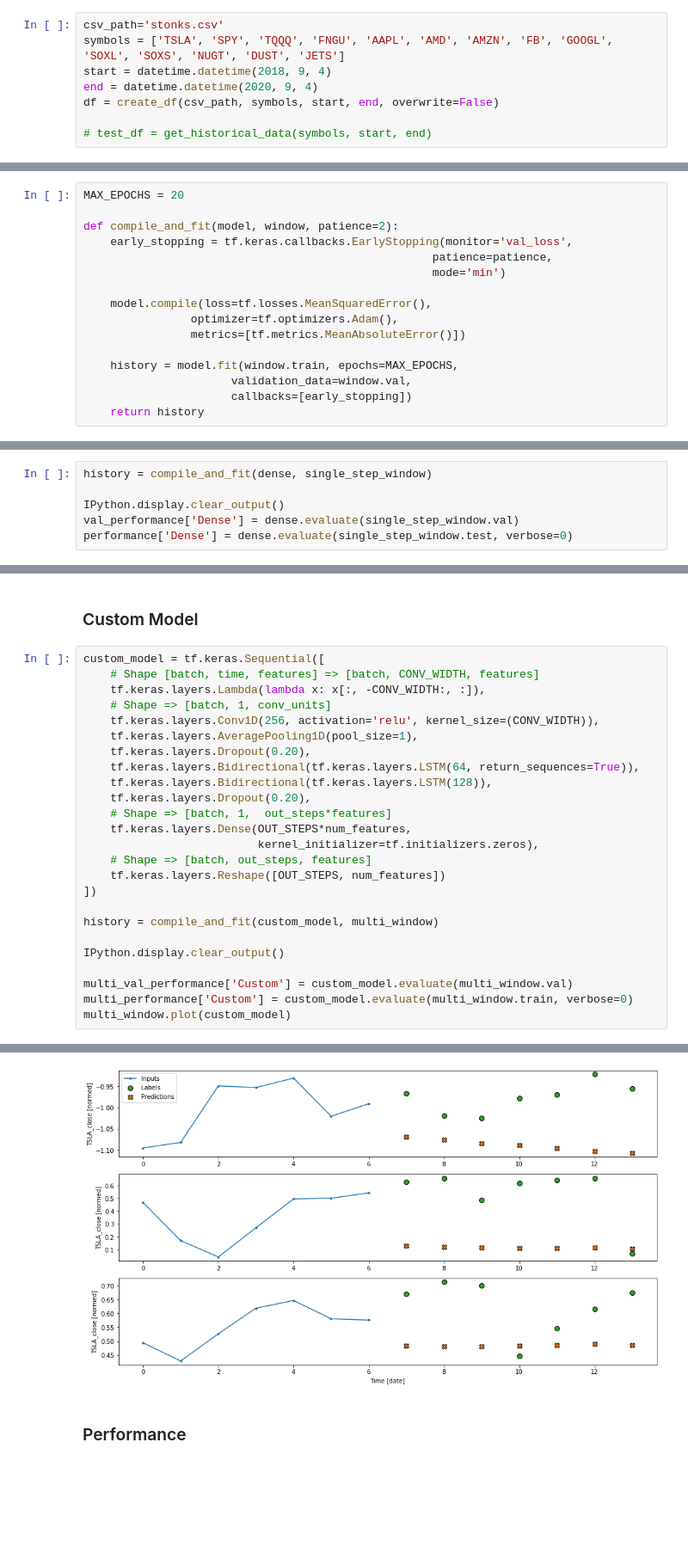
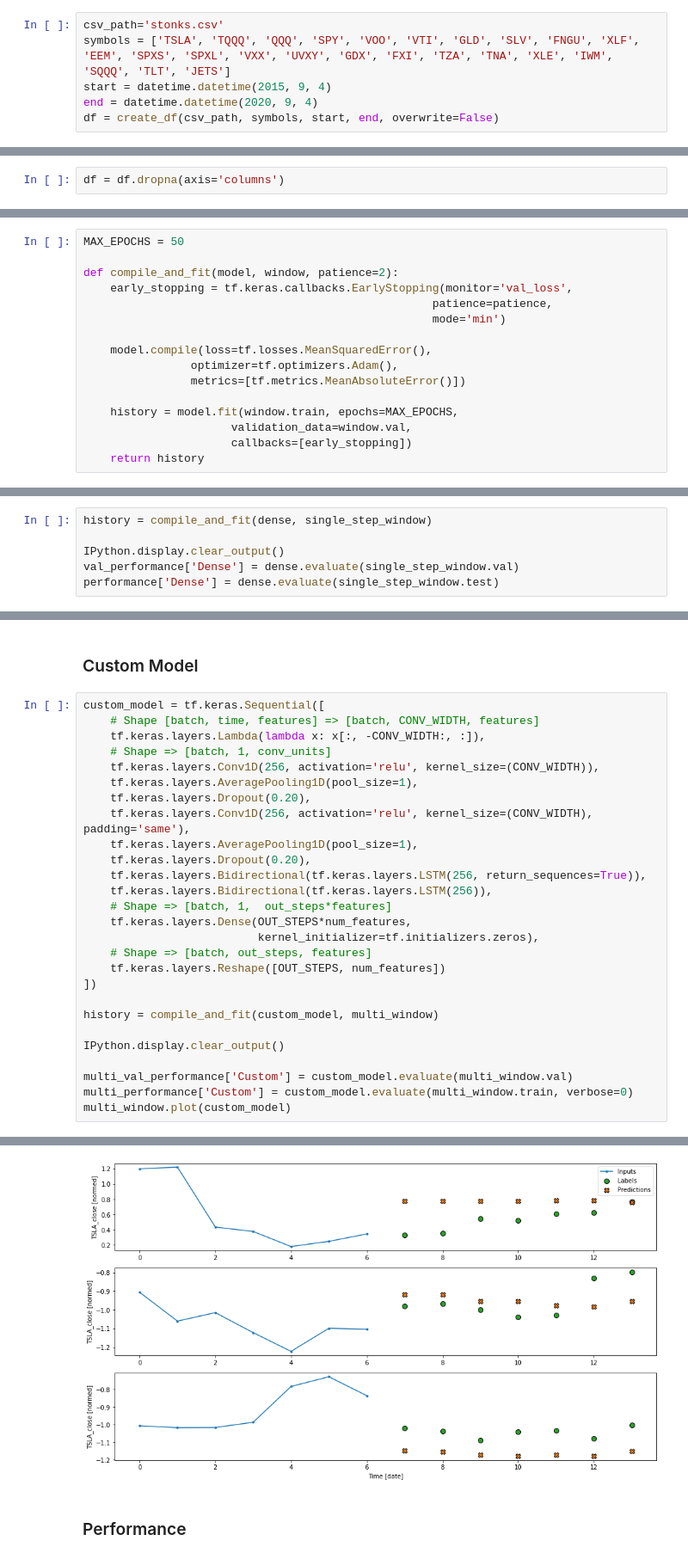
Before and after one commit to neuralnetes/notebooks, a Jupyter notebook: iex-cloud/stonks.ipynb, the cells around one changed output, grey strips where cells are left out. Shown at 86% size. Drawn from its saved outputs; the diff is of its cells as text; blank space fills up the shorter version.

```diff
--- a/iex-cloud/stonks.ipynb
+++ b/iex-cloud/stonks.ipynb
@@ -42,12 +42,10 @@ def create_df(csv_path, symbols, start, end, overwrite=False):
         return create_df(csv_path, symbols, start, end)
 # %%
 csv_path='stonks.csv'
-symbols = ['TSLA', 'SPY', 'TQQQ', 'FNGU', 'AAPL', 'AMD', 'AMZN', 'FB', 'GOOGL', 'SOXL', 'SOXS', 'NUGT', 'DUST', 'JETS']
-start = datetime.datetime(2018, 9, 4)
+symbols = ['TSLA', 'TQQQ', 'QQQ', 'SPY', 'VOO', 'VTI', 'GLD', 'SLV', 'FNGU', 'XLF', 'EEM', 'SPXS', 'SPXL', 'VXX', 'UVXY', 'GDX', 'FXI', 'TZA', 'TNA', 'XLE', 'IWM', 'SQQQ', 'TLT', 'JETS']
+start = datetime.datetime(2015, 9, 4)
 end = datetime.datetime(2020, 9, 4)
 df = create_df(csv_path, symbols, start, end, overwrite=False)
-
-# test_df = get_historical_data(symbols, start, end)
 # %%
 df.head()
 # %% [output]
@@ -88,0 +91,2 @@ df.describe().transpose()
+# %%
+df = df.dropna(axis='columns')
@@ -429,6 +365,6 @@ Input shape: (32, 1, 72)
 Output shape: (32, 1, 1)
 # %%
-MAX_EPOCHS = 20
+MAX_EPOCHS = 50
 
 def compile_and_fit(model, window, patience=2):
     early_stopping = tf.keras.callbacks.EarlyStopping(monitor='val_loss',
@@ -737,5 +681,5 @@ history = compile_and_fit(dense, single_step_window)
 
 IPython.display.clear_output()
 val_performance['Dense'] = dense.evaluate(single_step_window.val)
-performance['Dense'] = dense.evaluate(single_step_window.test, verbose=0)
+performance['Dense'] = dense.evaluate(single_step_window.test)
 # %% [output]
@@ -1047,9 +992,11 @@ custom_model = tf.keras.Sequential([
     tf.keras.layers.Conv1D(256, activation='relu', kernel_size=(CONV_WIDTH)),
     tf.keras.layers.AveragePooling1D(pool_size=1),
     tf.keras.layers.Dropout(0.20),
-    tf.keras.layers.Bidirectional(tf.keras.layers.LSTM(64, return_sequences=True)),
-    tf.keras.layers.Bidirectional(tf.keras.layers.LSTM(128)),
+    tf.keras.layers.Conv1D(256, activation='relu', kernel_size=(CONV_WIDTH), padding='same'),
+    tf.keras.layers.AveragePooling1D(pool_size=1),
     tf.keras.layers.Dropout(0.20),
+    tf.keras.layers.Bidirectional(tf.keras.layers.LSTM(256, return_sequences=True)),
+    tf.keras.layers.Bidirectional(tf.keras.layers.LSTM(256)),
     # Shape => [batch, 1,  out_steps*features]
     tf.keras.layers.Dense(OUT_STEPS*num_features,
                           kernel_initializer=tf.initializers.zeros),
@@ -1069,4 +1016,4 @@ multi_window.plot(custom_model)
-[figure, old version]
+[figure, new version]
 # %% [markdown]
 ### Performance
 # %%
```
Also changed, not shown: parts of 65 cells of this notebook, 1 other file.
